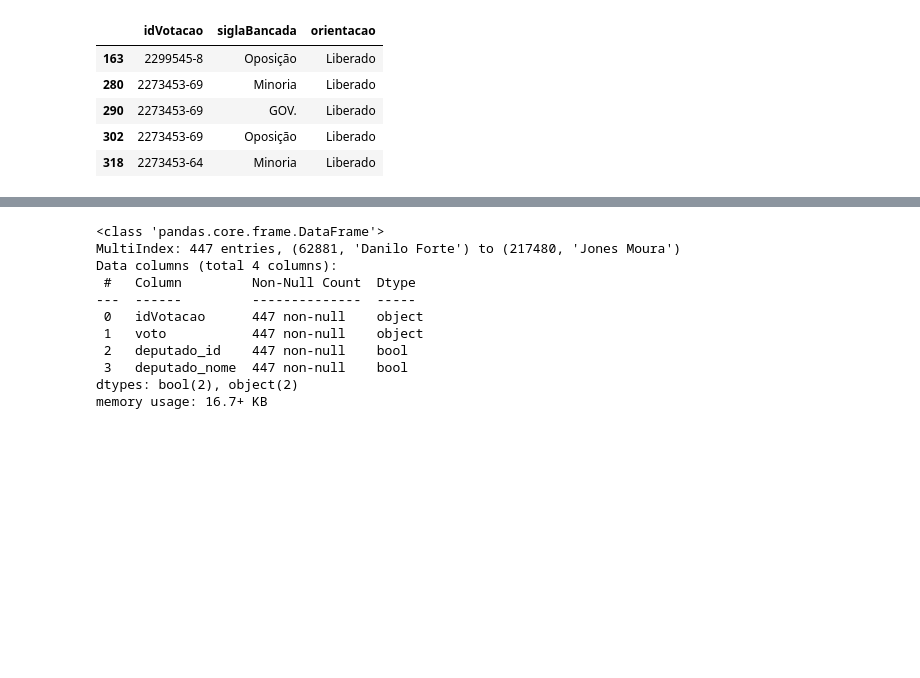
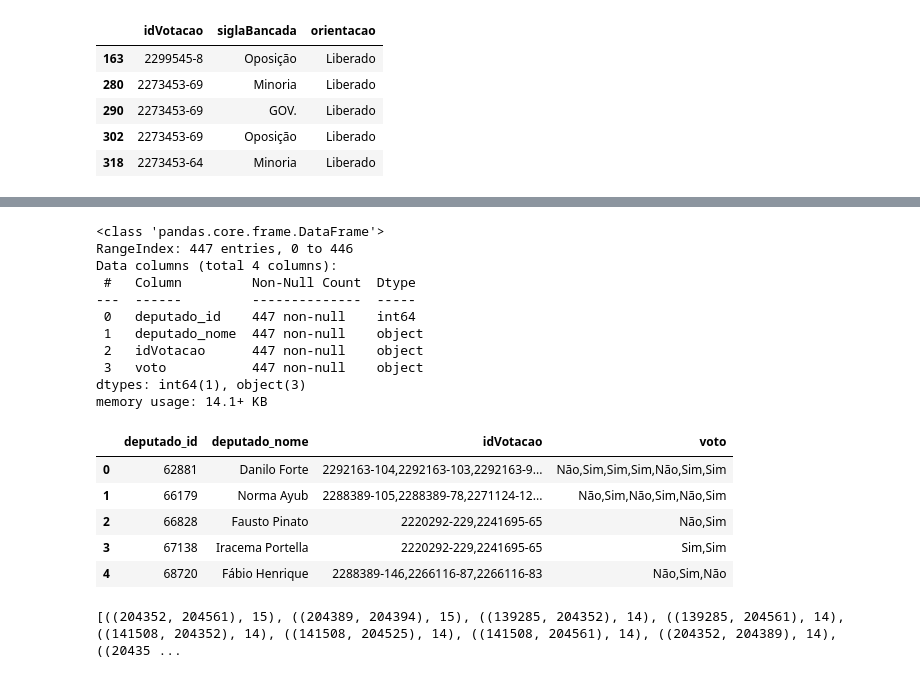
Before and after one commit to rodrigohaddad/Complex-Networks, a Jupyter notebook: tf/create_graph.ipynb, the cells around one changed output, grey strips where cells are left out. Cells and saved outputs as stored; diff of their text form; code cells hidden in the pictures; blank space fills up the shorter version.

```diff
--- a/tf/create_graph.ipynb
+++ b/tf/create_graph.ipynb
@@ -62,18 +58,43 @@ vo_df.head(5)
 # %%
 grouped_vo_df = vo_df.groupby(by=["deputado_id", "deputado_nome"]).agg({'idVotacao': lambda x: ','.join(x),
                                                                         'voto': lambda x: ','.join(x),
-                                                                        'deputado_id': 'any',
-                                                                        'deputado_nome': 'any'})
+                                                                        #'deputado_id': 'max',
+                                                                        #'deputado_nome': 'max'
+                                                                        }).reset_index()
 grouped_vo_df.info()
 # %% [output]
 <class 'pandas.core.frame.DataFrame'>
-MultiIndex: 447 entries, (62881, 'Danilo Forte') to (217480, 'Jones Moura')
+RangeIndex: 447 entries, 0 to 446
 Data columns (total 4 columns):
  #   Column         Non-Null Count  Dtype
 ---  ------         --------------  -----
- 0   idVotacao      447 non-null    object
- 1   voto           447 non-null    object
- 2   deputado_id    447 non-null    bool
- 3   deputado_nome  447 non-null    bool
-dtypes: bool(2), object(2)
-memory usage: 16.7+ KB
+ 0   deputado_id    447 non-null    int64
+ 1   deputado_nome  447 non-null    object
+ 2   idVotacao      447 non-null    object
+ 3   voto           447 non-null    object
+dtypes: int64(1), object(3)
+memory usage: 14.1+ KB
+# %%
+grouped_vo_df.head(5)
+# %% [output]
+|  | deputado_id | deputado_nome | idVotacao | voto |
+| 0 | 62881 | Danilo Forte | 2292163-104,2292163-103,2292163-9... | Não,Sim,Sim,Sim,Não,Sim,Sim |
+| 1 | 66179 | Norma Ayub | 2288389-105,2288389-78,2271124-12... | Não,Sim,Não,Sim,Não,Sim |
+| 2 | 66828 | Fausto Pinato | 2220292-229,2241695-65 | Não,Sim |
+| 3 | 67138 | Iracema Portella | 2220292-229,2241695-65 | Sim,Sim |
+| 4 | 68720 | Fábio Henrique | 2288389-146,2266116-87,2266116-83 | Não,Sim,Não |
+# %%
+dep_votes = dict()
+for index, row in grouped_vo_df.iterrows():
+    votes = dict(zip(row["idVotacao"].split(","), row["voto"].split(",")))
+    dep_votes[row["deputado_id"]] = votes
+
+dep_combinations = list(itertools.combinations(dep_votes.keys(), 2))
+corr_dict = dict()
+for deps in dep_combinations:
+  shared_items = {k: dep_votes[deps[0]][k] for k in dep_votes[deps[0]] if k in dep_votes[deps[1]] and dep_votes[deps[0]][k] == dep_votes[deps[1]][k]}
+  corr_dict[deps]= len(shared_items)
+
+aa_sorted = sorted(corr_dict.items(), key=lambda x: x[1], reverse=True)
+# %% [output]
+[((204352, 204561), 15), ((204389, 204394), 15), ((139285, 204352), 14), ((139285, 204561), 14), ((141508, 204352), 14), ((141508, 204525), 14), ((141508, 204561), 14), ((204352, 204389), 14), ((20435 ...
```
Also changed, not shown: parts of 2 cells of this notebook.
